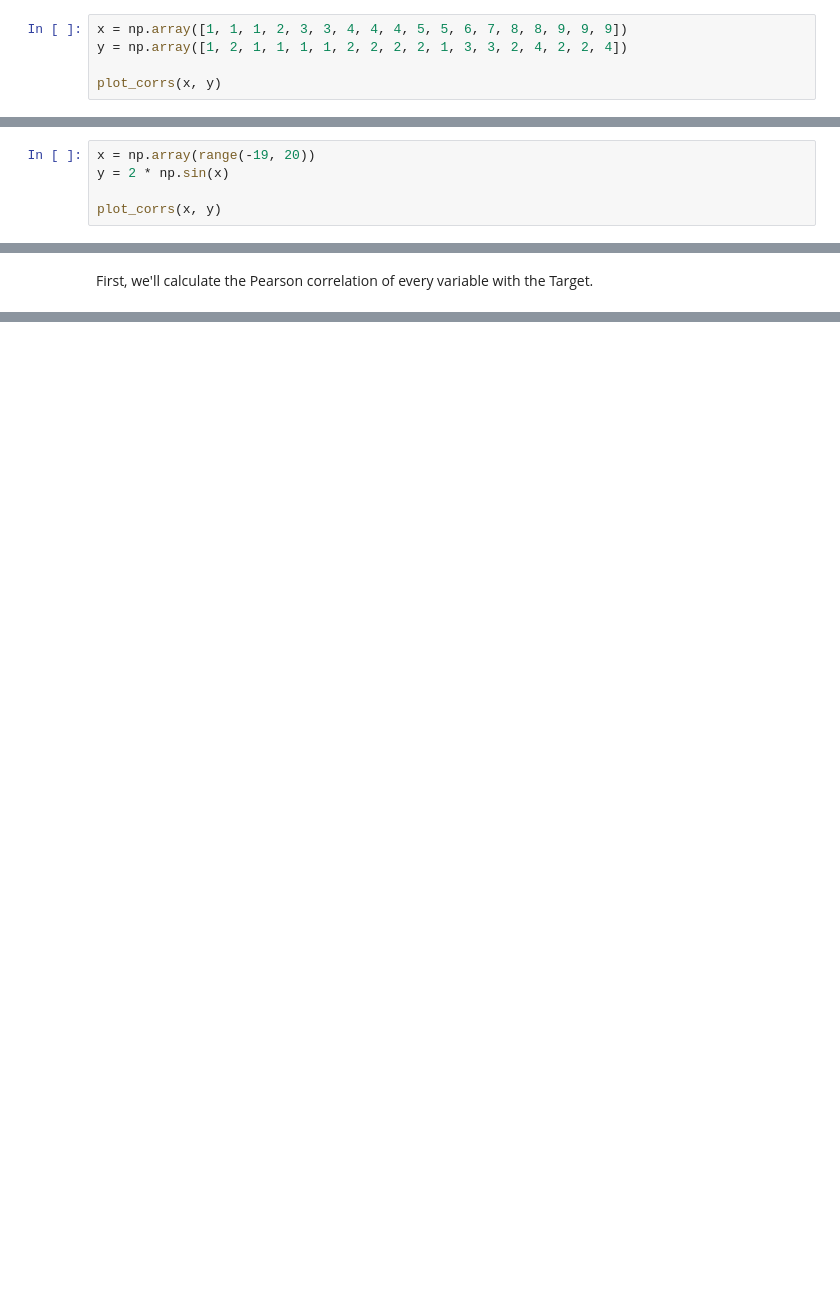
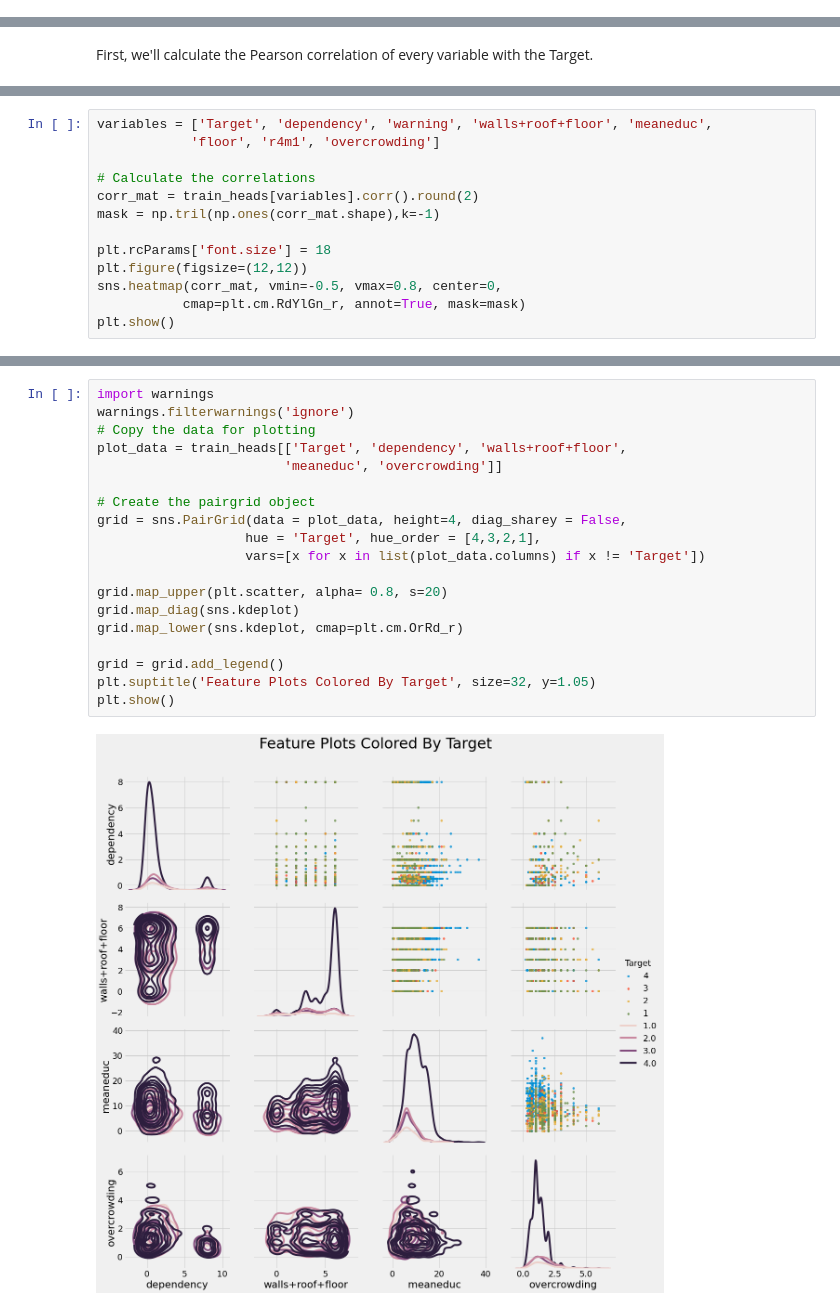
Before and after one commit to SM-Jang/kaggle, a Jupyter notebook: kaggle/household/household1.ipynb, the cells around one changed output, grey strips where cells are left out. Drawn from its saved outputs; the diff is of its cells as text; blank space fills up the shorter version.

```diff
--- a/kaggle/household/household1.ipynb
+++ b/kaggle/household/household1.ipynb
@@ -1006,8 +993,3 @@ plot_corrs(x,y)
 [figure]
 # %% [markdown]
 The Spearman correlation is often considered to be better for ordinal variables such as the Target or the years of education. Most relationshisp in the real world aren't linear, and although the Pearson correlation can be an approximation of how related two variables are, it's inexact and not the best method of comparison.
-# %%
-x = np.array([1, 1, 1, 2, 3, 3, 4, 4, 4, 5, 5, 6, 7, 8, 8, 9, 9, 9])
-y = np.array([1, 2, 1, 1, 1, 1, 2, 2, 2, 2, 1, 3, 3, 2, 4, 2, 2, 4])
-
-plot_corrs(x, y)
@@ -1016,5 +995,0 @@ plot_corrs(x, y)
-# %%
-x = np.array(range(-19, 20))
-y = 2 * np.sin(x)
-
-plot_corrs(x, y)
@@ -1055,0 +1136,13 @@ For the negative correlations, as we increase the variable, the Target decreases
+# %%
+variables = ['Target', 'dependency', 'warning', 'walls+roof+floor', 'meaneduc',
+            'floor', 'r4m1', 'overcrowding']
+
+# Calculate the correlations
+corr_mat = train_heads[variables].corr().round(2)
+mask = np.tril(np.ones(corr_mat.shape),k=-1)
+
+plt.rcParams['font.size'] = 18
+plt.figure(figsize=(12,12))
+sns.heatmap(corr_mat, vmin=-0.5, vmax=0.8, center=0,
+           cmap=plt.cm.RdYlGn_r, annot=True, mask=mask)
+plt.show()
@@ -1055,0 +1156,21 @@ For the negative correlations, as we increase the variable, the Target decreases
+# %%
+import warnings
+warnings.filterwarnings('ignore')
+# Copy the data for plotting
+plot_data = train_heads[['Target', 'dependency', 'walls+roof+floor',
+                        'meaneduc', 'overcrowding']]
+
+# Create the pairgrid object
+grid = sns.PairGrid(data = plot_data, height=4, diag_sharey = False,
+                   hue = 'Target', hue_order = [4,3,2,1],
+                   vars=[x for x in list(plot_data.columns) if x != 'Target'])
+
+grid.map_upper(plt.scatter, alpha= 0.8, s=20)
+grid.map_diag(sns.kdeplot)
+grid.map_lower(sns.kdeplot, cmap=plt.cm.OrRd_r)
+
+grid = grid.add_legend()
+plt.suptitle('Feature Plots Colored By Target', size=32, y=1.05)
+plt.show()
+# %% [output]
+[figure, added]
```
Also changed, not shown: parts of 40 cells of this notebook.
